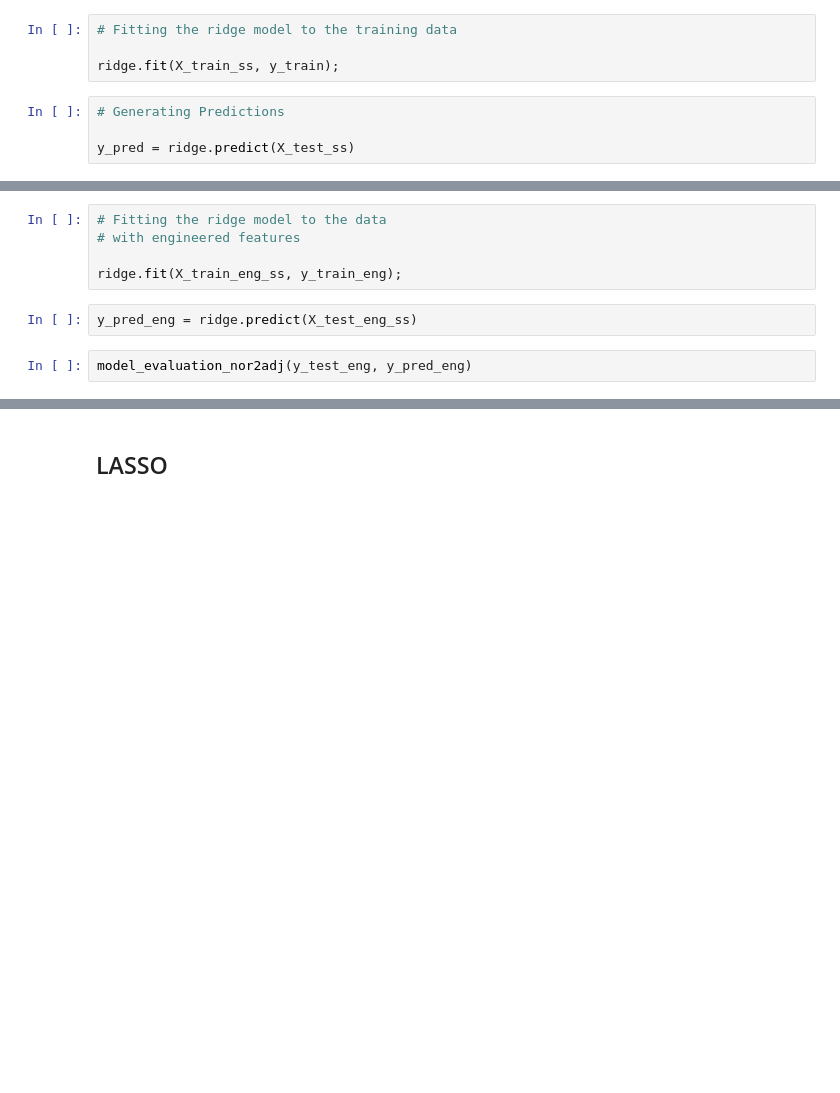
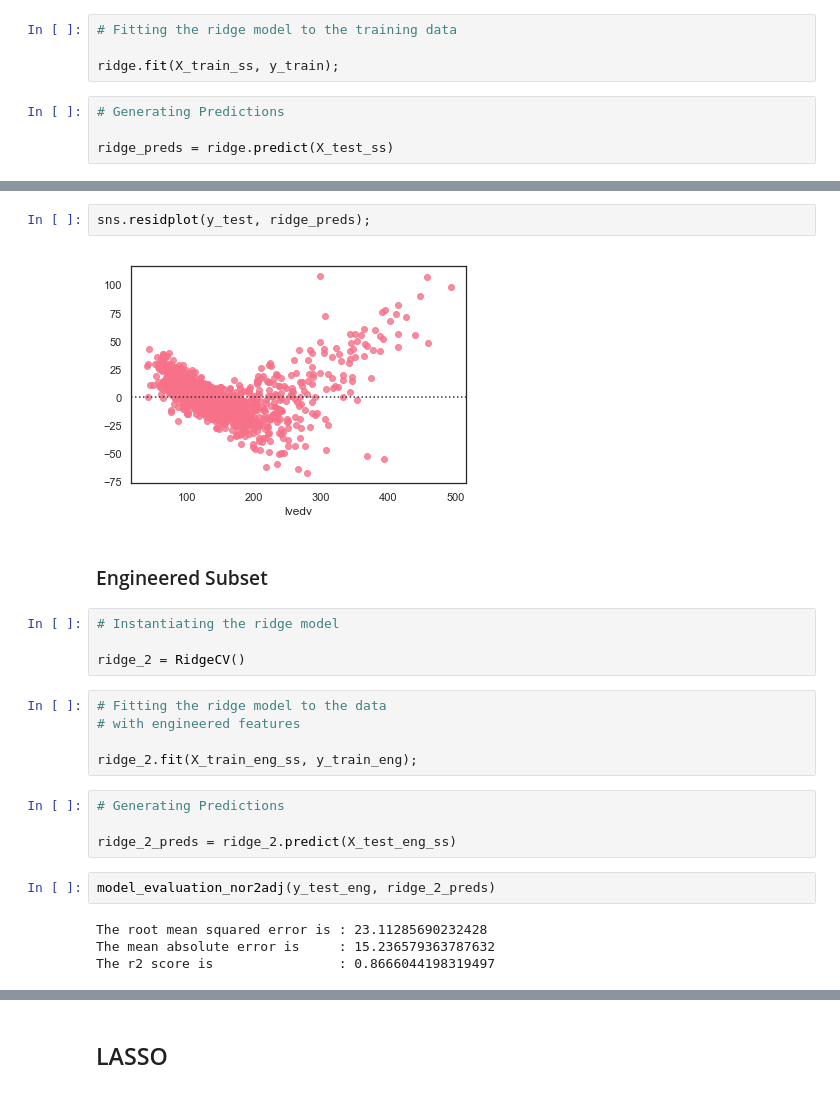
Before and after one commit to a-bergman/DSI-Capstone, a Jupyter notebook: Code/Modeling And Evaluation.ipynb, the cells around one changed output, grey strips where cells are left out. Drawn from its saved outputs; the diff is of its cells as text; blank space fills up the shorter version.

```diff
--- a/Code/Modeling And Evaluation.ipynb
+++ b/Code/Modeling And Evaluation.ipynb
@@ -280,4 +412,4 @@ ridge.fit(X_train_ss, y_train);
 # %%
 # Generating Predictions
 
-y_pred = ridge.predict(X_test_ss)
+ridge_preds = ridge.predict(X_test_ss)
@@ -286,9 +426,25 @@ model_evaluation_nor2adj(y_test, y_pred)
+# %%
+sns.residplot(y_test, ridge_preds);
+# %% [output]
+[figure, added]
+# %% [markdown]
+### Engineered Subset
+# %%
+# Instantiating the ridge model
+
+ridge_2 = RidgeCV()
 # %%
 # Fitting the ridge model to the data
 # with engineered features
 
-ridge.fit(X_train_eng_ss, y_train_eng);
+ridge_2.fit(X_train_eng_ss, y_train_eng);
-# %%
-y_pred_eng = ridge.predict(X_test_eng_ss)
+# %%
+# Generating Predictions
+
+ridge_2_preds = ridge_2.predict(X_test_eng_ss)
 # %%
-model_evaluation_nor2adj(y_test_eng, y_pred_eng)
+model_evaluation_nor2adj(y_test_eng, ridge_2_preds)
+# %% [output]
+The root mean squared error is : 23.11285690232428
+The mean absolute error is     : 15.236579363787632
+The r2 score is                : 0.8666044198319497
```
Also changed, not shown: parts of 76 cells of this notebook.
